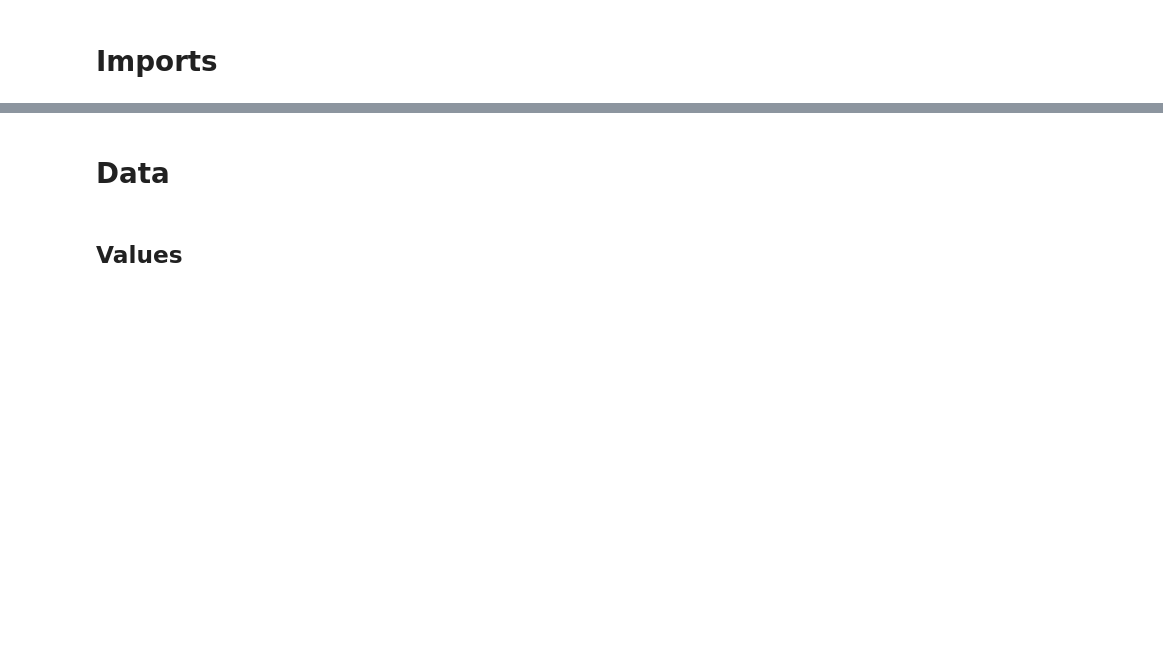
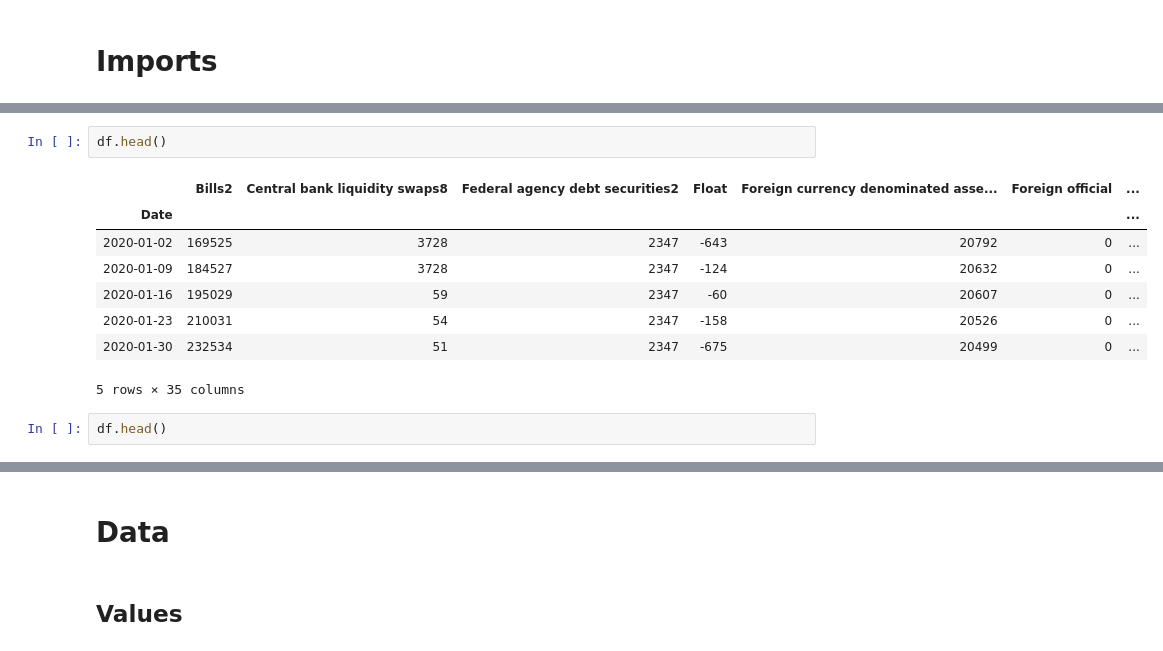
Before and after one commit to trevohearn/FedResStats, a Jupyter notebook: FedResStats.ipynb, the cells around one changed output, grey strips where cells are left out. Drawn from its saved outputs; the diff is of its cells as text; blank space fills up the shorter version.

Commit message:
scraping from all urls 1st table

```diff
--- a/FedResStats.ipynb
+++ b/FedResStats.ipynb
@@ -16,0 +113,13 @@ True
+# %%
+df.head()
+# %% [output]
+|  | Bills2 | Central bank liquidity swaps8 | Federal agency debt securities2 | Float | Foreign currency denominated asse... | Foreign official | ... |
+| Date |  |  |  |  |  |  | ... |
+| 2020-01-02 | 169525 | 3728 | 2347 | -643 | 20792 | 0 | ... |
+| 2020-01-09 | 184527 | 3728 | 2347 | -124 | 20632 | 0 | ... |
+| 2020-01-16 | 195029 | 59 | 2347 | -60 | 20607 | 0 | ... |
+| 2020-01-23 | 210031 | 54 | 2347 | -158 | 20526 | 0 | ... |
+| 2020-01-30 | 232534 | 51 | 2347 | -675 | 20499 | 0 | ... |
+5 rows × 35 columns
+# %%
+df.head()
```
Also changed, not shown: parts of 38 cells of this notebook, 1 other file.
